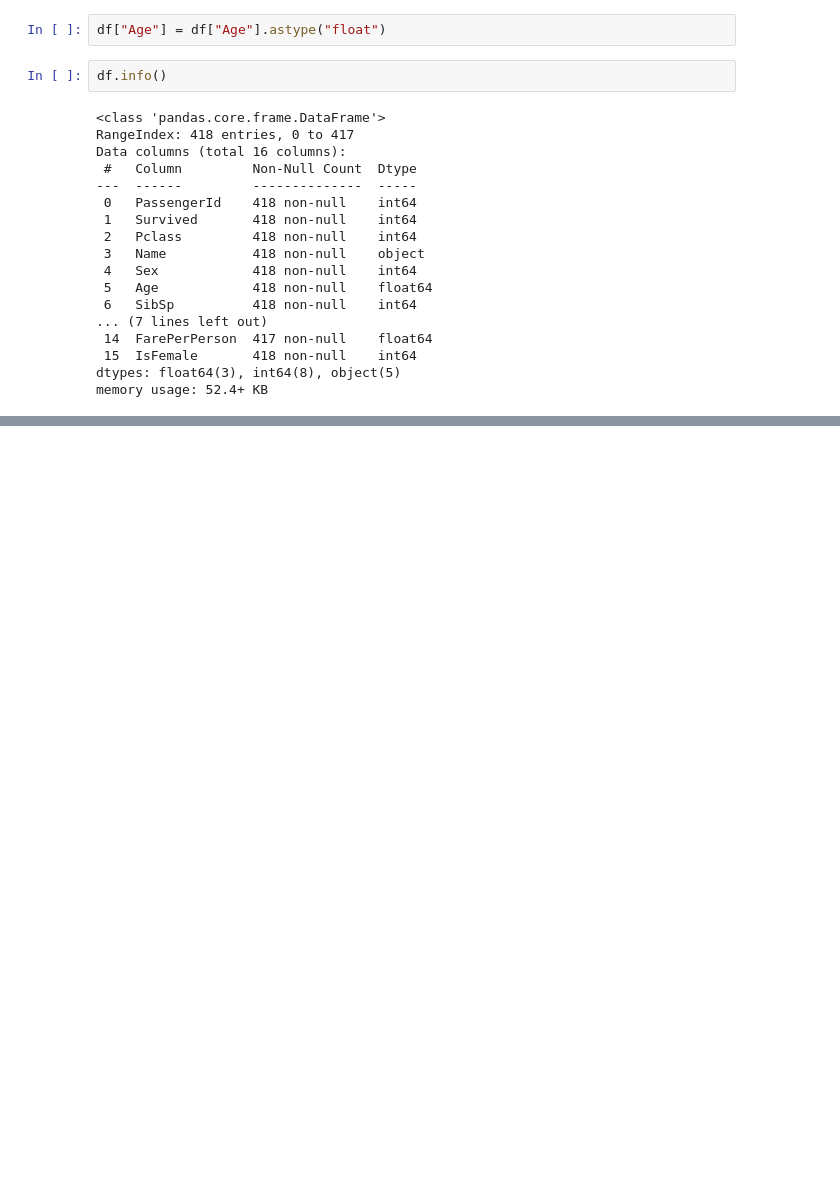
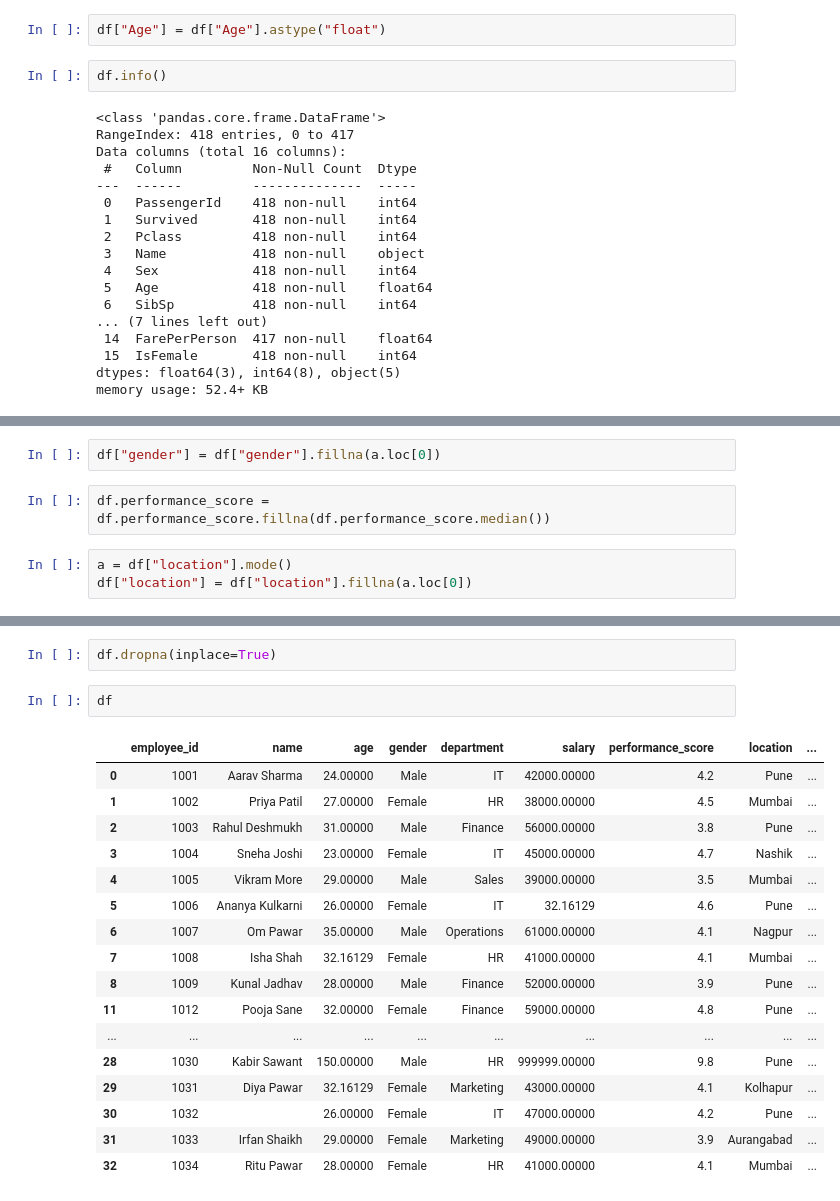
Before and after one commit to roshan-pardeshi/Python_Pandas, a Jupyter notebook: day_drona_fillna_duplicated.ipynb, the cells around one changed output, grey strips where cells are left out. Cells and saved outputs as stored; diff of their text form; blank space fills up the shorter version.

```diff
--- a/day_drona_fillna_duplicated.ipynb
+++ b/day_drona_fillna_duplicated.ipynb
@@ -1899,0 +1934,7 @@ memory usage: 52.4+ KB
+# %%
+df["gender"] = df["gender"].fillna(a.loc[0])
+# %%
+df.performance_score = df.performance_score.fillna(df.performance_score.median())
+# %%
+a = df["location"].mode()
+df["location"] = df["location"].fillna(a.loc[0])
@@ -1899,0 +1955,22 @@ memory usage: 52.4+ KB
+# %%
+df.dropna(inplace=True)
+# %%
+df
+# %% [output]
+|  | employee_id | name | age | gender | department | salary | performance_score | location | ... |
+| 0 | 1001 | Aarav Sharma | 24.00000 | Male | IT | 42000.00000 | 4.2 | Pune | ... |
+| 1 | 1002 | Priya Patil | 27.00000 | Female | HR | 38000.00000 | 4.5 | Mumbai | ... |
+| 2 | 1003 | Rahul Deshmukh | 31.00000 | Male | Finance | 56000.00000 | 3.8 | Pune | ... |
+| 3 | 1004 | Sneha Joshi | 23.00000 | Female | IT | 45000.00000 | 4.7 | Nashik | ... |
+| 4 | 1005 | Vikram More | 29.00000 | Male | Sales | 39000.00000 | 3.5 | Mumbai | ... |
+| 5 | 1006 | Ananya Kulkarni | 26.00000 | Female | IT | 32.16129 | 4.6 | Pune | ... |
+| 6 | 1007 | Om Pawar | 35.00000 | Male | Operations | 61000.00000 | 4.1 | Nagpur | ... |
+| 7 | 1008 | Isha Shah | 32.16129 | Female | HR | 41000.00000 | 4.1 | Mumbai | ... |
+| 8 | 1009 | Kunal Jadhav | 28.00000 | Male | Finance | 52000.00000 | 3.9 | Pune | ... |
+| 11 | 1012 | Pooja Sane | 32.00000 | Female | Finance | 59000.00000 | 4.8 | Pune | ... |
+| ... | ... | ... | ... | ... | ... | ... | ... | ... | ... |
+| 28 | 1030 | Kabir Sawant | 150.00000 | Male | HR | 999999.00000 | 9.8 | Pune | ... |
+| 29 | 1031 | Diya Pawar | 32.16129 | Female | Marketing | 43000.00000 | 4.1 | Kolhapur | ... |
+| 30 | 1032 |  | 26.00000 | Female | IT | 47000.00000 | 4.2 | Pune | ... |
+| 31 | 1033 | Irfan Shaikh | 29.00000 | Female | Marketing | 49000.00000 | 3.9 | Aurangabad | ... |
+| 32 | 1034 | Ritu Pawar | 28.00000 | Female | HR | 41000.00000 | 4.1 | Mumbai | ... |
```
Also changed, not shown: parts of 85 cells of this notebook, 2 other files.
